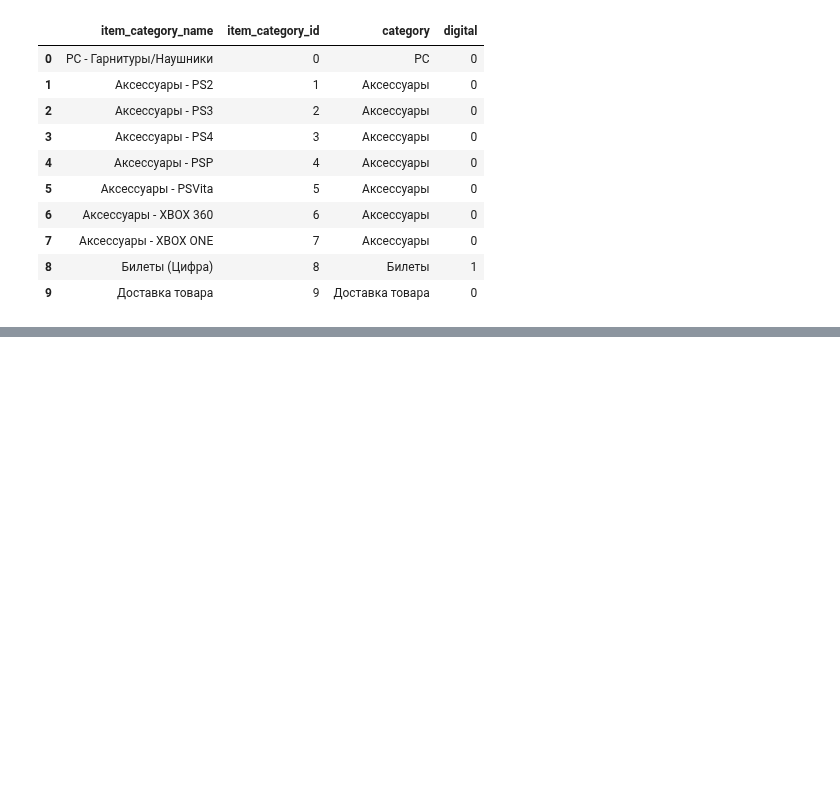
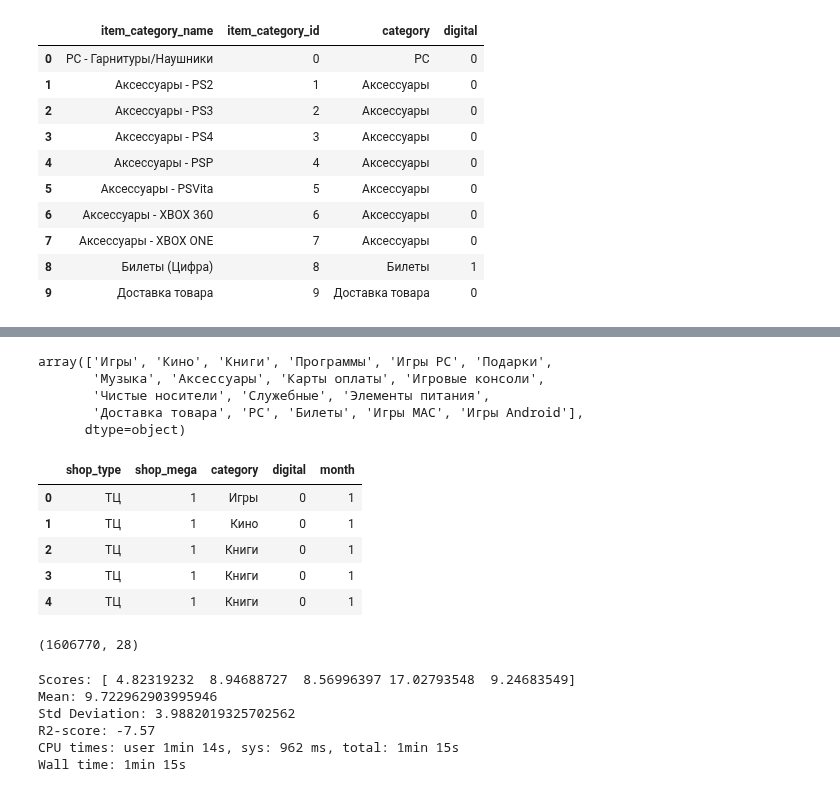
Before and after one commit to magavJanes/playground, a Jupyter notebook: Future Sales Prediction.ipynb, the cells around one changed output, grey strips where cells are left out. Saved outputs shown, nothing was run; the diff lists cells and outputs as text; code cells hidden in the pictures; blank space fills up the shorter version.

```diff
--- a/Future Sales Prediction.ipynb
+++ b/Future Sales Prediction.ipynb
@@ -295,2 +292,3 @@ df_sales['shop_mega'] = df_sales['shop_id'].apply(lambda x: get_shop_megality(x)
 # %%
-df_sales['category'] = df_sales['item_id'].apply(lambda x: get_category(x))
+%%time
+df_monthly_sales['category'] = df_monthly_sales['item_id'].apply(lambda x: get_category(x))
@@ -297,3 +298,3 @@ df_sales['category'] = df_sales['item_id'].apply(lambda x: get_category(x))
 # %%
-df_sales['digital'] = df_sales['item_id'].apply(lambda x: get_category_digitality(x))
-df_sales.head(10)
+%%time
+df_monthly_sales['digital'] = df_monthly_sales['item_id'].apply(lambda x: get_category_digitality(x))
@@ -299,0 +304,9 @@ df_sales.head(10)
+# %%
+#df_monthly_sales.head(10)
+df_monthly_sales['category'].unique()
+# %% [output]
+array(['Игры', 'Кино', 'Книги', 'Программы', 'Игры PC', 'Подарки',
+       'Музыка', 'Аксессуары', 'Карты оплаты', 'Игровые консоли',
+       'Чистые носители', 'Служебные', 'Элементы питания',
+       'Доставка товара', 'PC', 'Билеты', 'Игры MAC', 'Игры Android'],
+      dtype=object)
@@ -299,0 +315,14 @@ df_sales.head(10)
+# %%
+df_monthly_sales['month'] = df_monthly_sales['date_block_num']%12 +1
+# %%
+X_train = df_monthly_sales[['shop_type','shop_mega','category','digital','month']].copy()
+Y_train = df_monthly_sales['item_cnt_month'].copy()
+# %%
+X_train.head()
+# %% [output]
+|  | shop_type | shop_mega | category | digital | month |
+| 0 | ТЦ | 1 | Игры | 0 | 1 |
+| 1 | ТЦ | 1 | Кино | 0 | 1 |
+| 2 | ТЦ | 1 | Книги | 0 | 1 |
+| 3 | ТЦ | 1 | Книги | 0 | 1 |
+| 4 | ТЦ | 1 | Книги | 0 | 1 |
@@ -299,0 +393,34 @@ df_sales.head(10)
+# %%
+X_train_prepared = full_pipeline.fit_transform(X_train)
+X_train_prepared.shape
+# %% [output]
+(1606770, 28)
+# %%
+%%time
+from sklearn.model_selection import cross_val_score
+from sklearn.tree import DecisionTreeRegressor
+
+def display_scores(scores):
+    print("Scores:", scores)
+    print("Mean:", scores.mean())
+    print("Std Deviation:", scores.std())
+
+# train
+tree_reg = DecisionTreeRegressor(random_state=57)
+tree_reg.fit(X_train_prepared, Y_train)
+# predict
+predictions = tree_reg.predict(X_train_prepared)
+
+scores = cross_val_score(tree_reg, X_train_prepared, Y_train, scoring="neg_mean_squared_error")
+tree_rmse_scores = np.sqrt(-scores)
+
+display_scores(tree_rmse_scores)
+#print("Metric: %.2f" % CountScore(Y_train.values, predictions) )
+print("R2-score: %.2f" % r2_score(predictions , Y_train.values) )
+# %% [output]
+Scores: [ 4.82319232  8.94688727  8.56996397 17.02793548  9.24683549]
+Mean: 9.722962903995946
+Std Deviation: 3.9882019325702562
+R2-score: -7.57
+CPU times: user 1min 14s, sys: 962 ms, total: 1min 15s
+Wall time: 1min 15s
```
Also changed, not shown: parts of 17 cells of this notebook.
